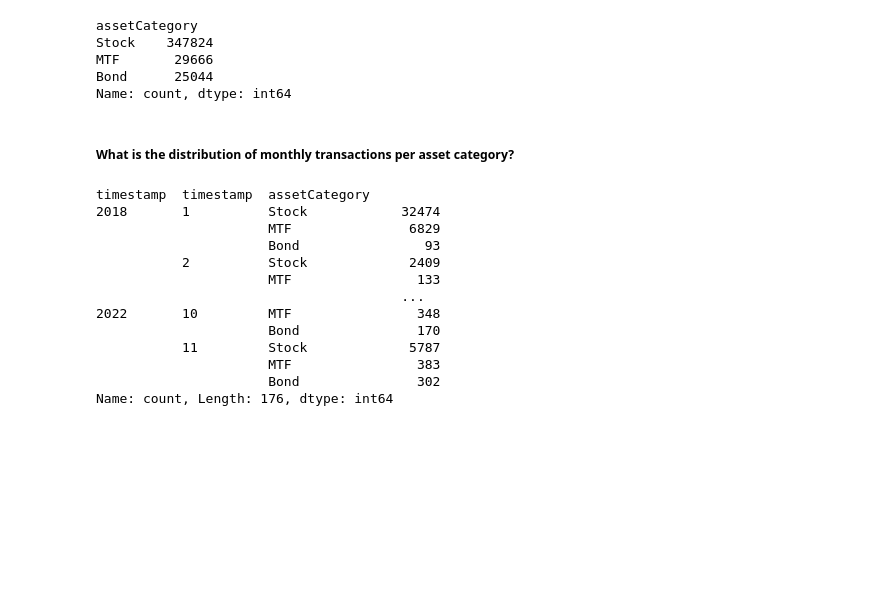
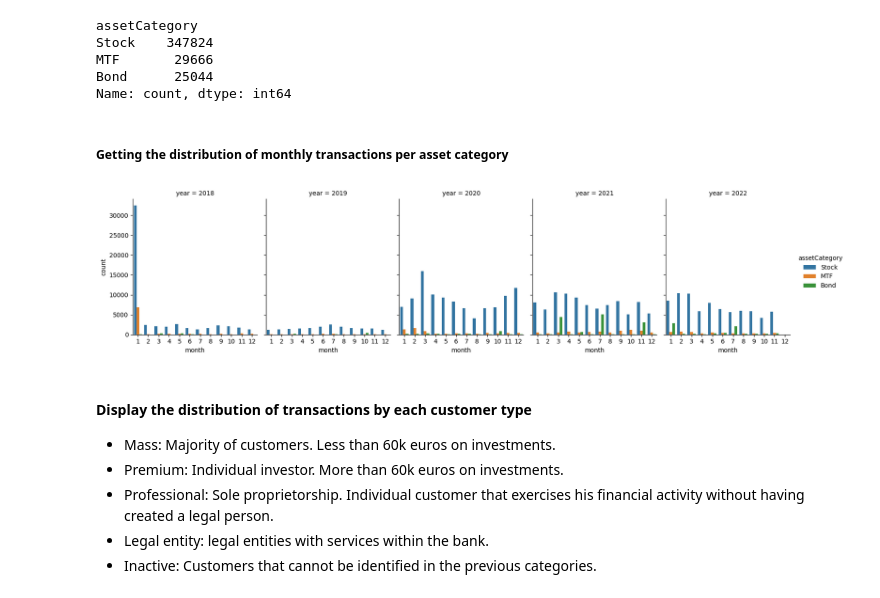
Before and after one commit to gabeLin300/Financial-Asset-Data-Exploration, a Jupyter notebook: FAR-Trans/eda.ipynb, the cells around one changed output. Saved outputs shown, nothing was run; the diff lists cells and outputs as text; code cells hidden in the pictures; blank space fills up the shorter version.

```diff
--- a/FAR-Trans/eda.ipynb
+++ b/FAR-Trans/eda.ipynb
@@ -99,6 +102,5 @@ transactions_df.head()
 # %%
-volume_df = pd.merge(transactions_df,asset_info_df.drop(columns=['timestamp','marketID']), on='ISIN', how='left')
+volume_df = pd.merge(transactions_df,asset_info_df[['ISIN','assetShortName', 'assetCategory']], on='ISIN', how='left')
 top10_traded = volume_df['assetShortName'].value_counts()[:10]
 top10_traded.plot(kind='bar')
-display(volume_df)
 # %% [output]
@@ -128,28 +130,32 @@ MTF       29666
 Bond      25044
 Name: count, dtype: int64
 # %% [markdown]
-##### What is the distribution of monthly transactions per asset category?
+##### Getting the distribution of monthly transactions per asset category
 # %%
+# converting the timestamp column to a datetime object to extract month and year
 volume_df['timestamp'] = pd.to_datetime(volume_df['timestamp'])
 
-df1 = volume_df.groupby([volume_df['timestamp'].dt.year, volume_df['timestamp'].dt.month])
+df1 = volume_df.groupby([volume_df['timestamp'].dt.year.rename('year'), volume_df['timestamp'].dt.month.rename('month')])
 
-grouped = df1['assetCategory'].value_counts()
-grouped
+# convert the groupby object back to a dataframe
+grouped_df = df1['assetCategory'].value_counts().reset_index()
 
-# sns.barplot(x=grouped.index.get_level_values(1), y=grouped.values, hue=grouped.index.get_level_values(2))
+
+graph = sns.catplot(data=grouped_df,
+                    x='month',
+                    y='count',
+                    col='year',
+                    kind='bar',
+                    hue='assetCategory',
+                    height=4,
+                    aspect=0.8)
 # %% [output]
-timestamp  timestamp  assetCategory
-2018       1          Stock            32474
-                      MTF               6829
-                      Bond                93
-           2          Stock             2409
-                      MTF                133
-                                       ...
-2022       10         MTF                348
-                      Bond               170
-           11         Stock             5787
-                      MTF                383
-                      Bond               302
-Name: count, Length: 176, dtype: int64
+[figure, added]
+# %% [markdown]
+#### Display the distribution of transactions by each customer type
+- Mass: Majority of customers. Less than 60k euros on investments.
+- Premium: Individual investor. More than 60k euros on investments.
+- Professional: Sole proprietorship. Individual customer that exercises his financial activity without having created a legal person.
+- Legal entity: legal entities with services within the bank.
+- Inactive: Customers that cannot be identified in the previous categories.
 # %%
```
Also changed, not shown: parts of 12 cells of this notebook.
